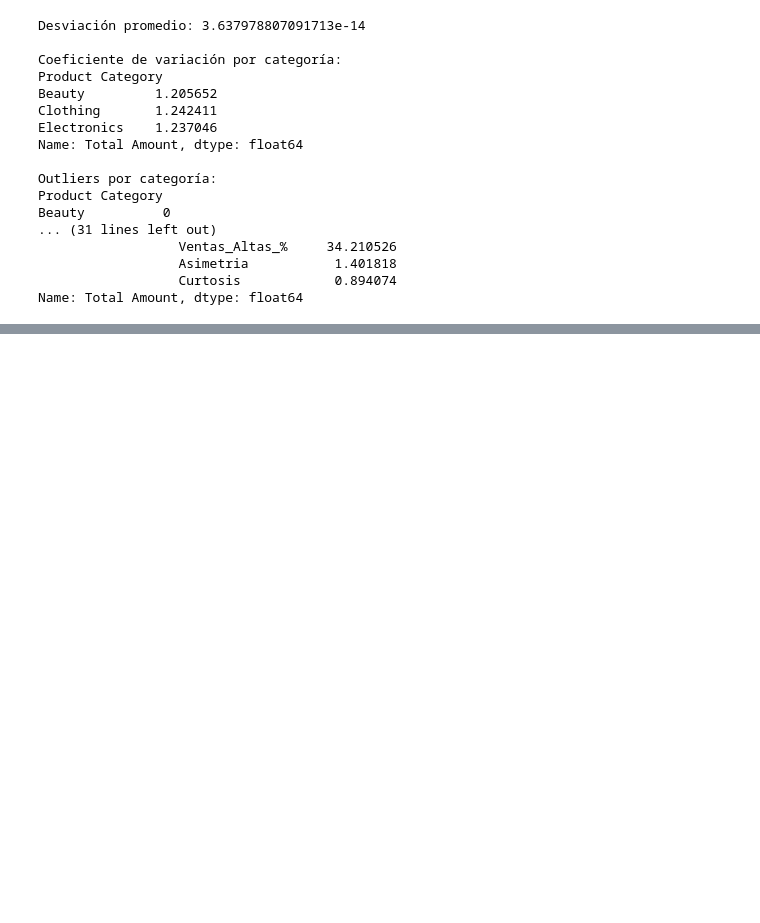
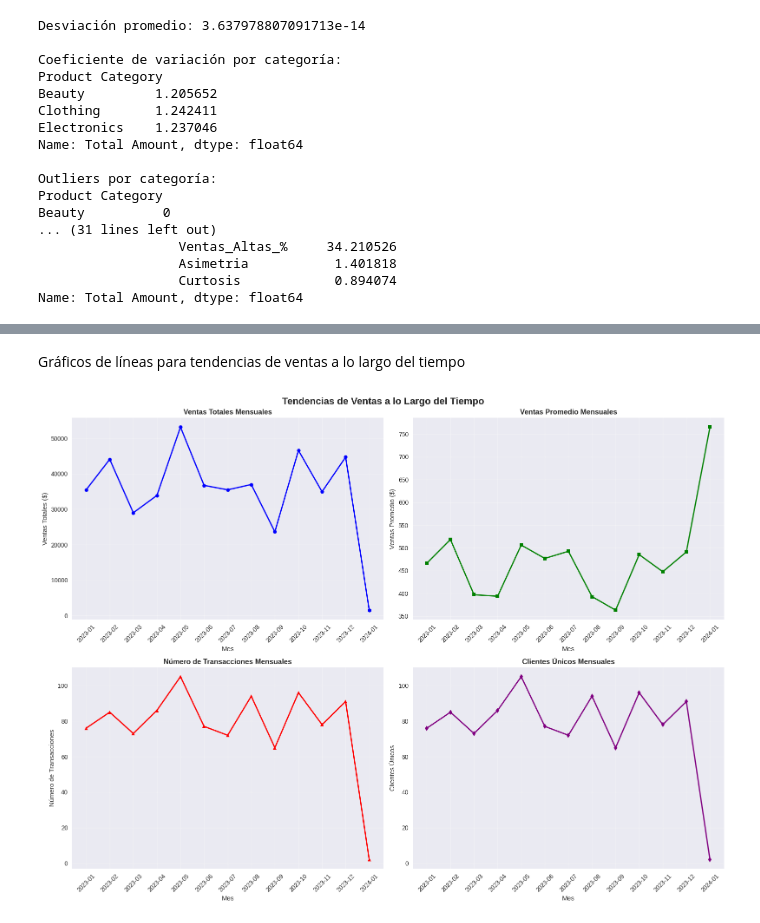
Before and after one commit to fcobeltran/Core8retailparte3, a Jupyter notebook: Notebook/Core8_retail_3.ipynb, the cells around one changed output, grey strips where cells are left out. Cells and saved outputs as stored; diff of their text form; code cells hidden in the pictures; blank space fills up the shorter version.

```diff
--- a/Notebook/Core8_retail_3.ipynb
+++ b/Notebook/Core8_retail_3.ipynb
@@ -232,0 +382,58 @@ Name: Total Amount, dtype: float64
+# %% [markdown]
+Gráficos de líneas para tendencias de ventas a lo largo del tiempo
+# %%
+df_temporal = df.copy()
+df_temporal['Date'] = pd.to_datetime(df_temporal['Date'])
+df_temporal['Month'] = df_temporal['Date'].dt.to_period('M')
+
+ventas_mensuales = df_temporal.groupby('Month').agg({
+    'Total Amount': ['sum', 'mean', 'count'],
+    'Customer ID': 'nunique'
+}).round(2)
+
+ventas_mensuales.columns = ['Ventas_Totales', 'Ventas_Promedio', 'Num_Transacciones', 'Clientes_Unicos']
+ventas_mensuales = ventas_mensuales.reset_index()
+
+fig, axes = plt.subplots(2, 2, figsize=(16, 12))
+fig.suptitle('Tendencias de Ventas a lo Largo del Tiempo', fontsize=16, fontweight='bold')
+
+# 1. Ventas totales por mes
+axes[0, 0].plot(ventas_mensuales['Month'].astype(str), ventas_mensuales['Ventas_Totales'],
+                marker='o', linewidth=2, markersize=6, color='blue')
+axes[0, 0].set_title('Ventas Totales Mensuales', fontweight='bold')
+axes[0, 0].set_xlabel('Mes')
+axes[0, 0].set_ylabel('Ventas Totales ($)')
+axes[0, 0].tick_params(axis='x', rotation=45)
+axes[0, 0].grid(True, alpha=0.3)
+
+# 2. Ventas promedio por mes
+axes[0, 1].plot(ventas_mensuales['Month'].astype(str), ventas_mensuales['Ventas_Promedio'],
+                marker='s', linewidth=2, markersize=6, color='green')
+axes[0, 1].set_title('Ventas Promedio Mensuales', fontweight='bold')
+axes[0, 1].set_xlabel('Mes')
+axes[0, 1].set_ylabel('Ventas Promedio ($)')
+axes[0, 1].tick_params(axis='x', rotation=45)
+axes[0, 1].grid(True, alpha=0.3)
+
+# 3. Número de transacciones por mes
+axes[1, 0].plot(ventas_mensuales['Month'].astype(str), ventas_mensuales['Num_Transacciones'],
+                marker='^', linewidth=2, markersize=6, color='red')
+axes[1, 0].set_title('Número de Transacciones Mensuales', fontweight='bold')
+axes[1, 0].set_xlabel('Mes')
+axes[1, 0].set_ylabel('Número de Transacciones')
+axes[1, 0].tick_params(axis='x', rotation=45)
+axes[1, 0].grid(True, alpha=0.3)
+
+# 4. Clientes únicos por mes
+axes[1, 1].plot(ventas_mensuales['Month'].astype(str), ventas_mensuales['Clientes_Unicos'],
+                marker='d', linewidth=2, markersize=6, color='purple')
+axes[1, 1].set_title('Clientes Únicos Mensuales', fontweight='bold')
+axes[1, 1].set_xlabel('Mes')
+axes[1, 1].set_ylabel('Clientes Únicos')
+axes[1, 1].tick_params(axis='x', rotation=45)
+axes[1, 1].grid(True, alpha=0.3)
+
+plt.tight_layout()
+plt.show()
+# %% [output]
+[figure, added]
```
Also changed, not shown: parts of 10 cells of this notebook, 1 other file.
